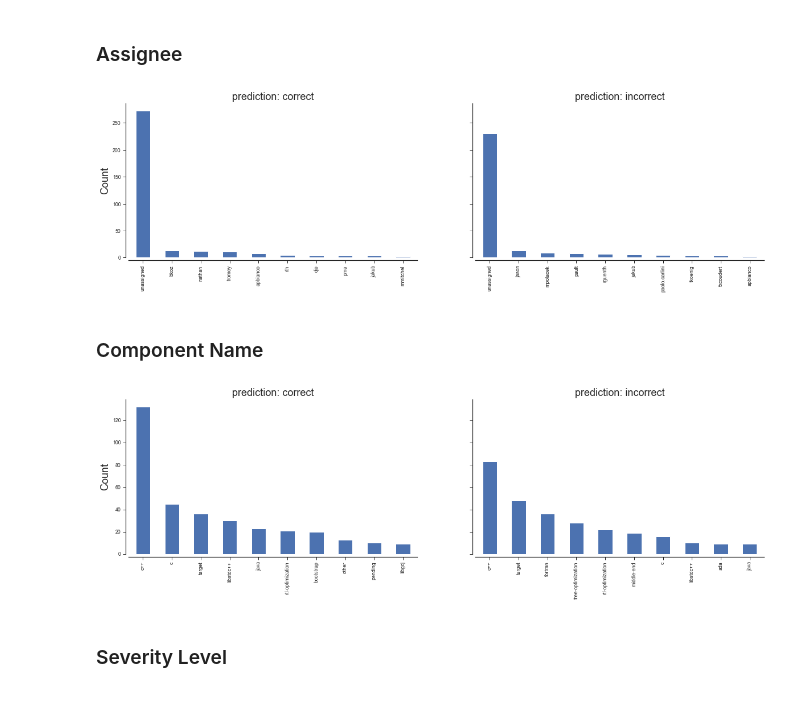
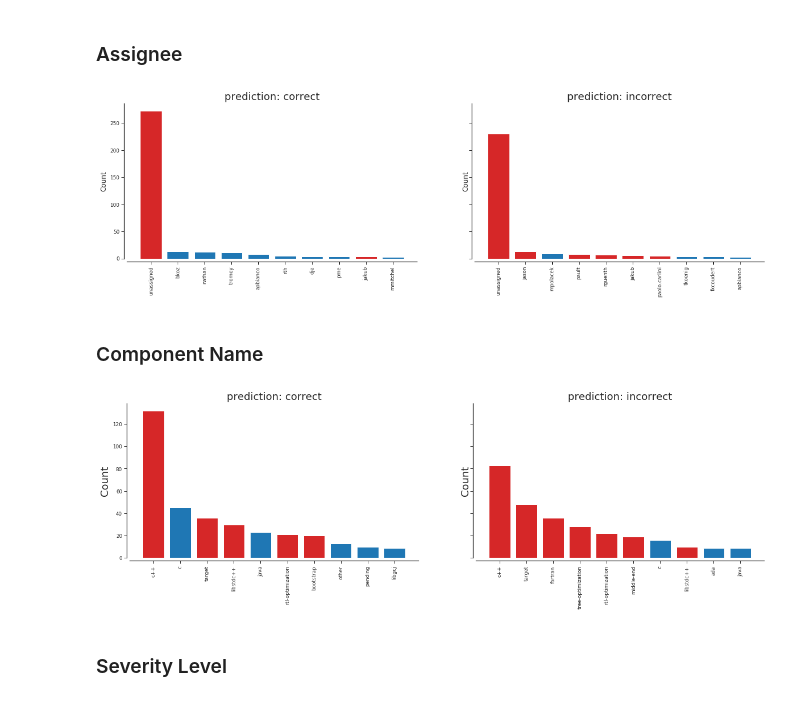
Before and after one commit to gomesluiz/my-doctorate, a Jupyter notebook: projects/long-lived-bug-prediction/notebooks/20191004_long_lived_prediction_rq4_data_analysis.ipynb, the cells around one changed output. Cells and saved outputs as stored; diff of their text form; code cells hidden in the pictures.

```diff
--- a/projects/long-lived-bug-prediction/notebooks/20191004_long_lived_prediction_rq4_data_analysis.ipynb
+++ b/projects/long-lived-bug-prediction/notebooks/20191004_long_lived_prediction_rq4_data_analysis.ipynb
@@ -112,3 +124,5 @@ results_data.head()
 | 2 | CLASSPATH-17060 | 337 | N | N |
 | 3 | CLASSPATH-18312 | 5 | N | N |
 | 4 | CLASSPATH-21635 | 96 | N | N |
+# %%
+reports_data['long_lived_computed']  = reports_data['bug_fix_time'].apply(lambda t: 'long-lived' if t > 365 else 'short-lived')
@@ -115,14 +138,19 @@ results_data.head()
 # %% [markdown]
 ## 4.2 Results analysis
 # %%
-def plot_bar(data, status, column, ax):
+def plot_bar(data, status, column, top_all_10, ax):
 
     top_n = data[data['status_prediction']==status]
     top_n = top_n.groupby(column).size().reset_index(name='count')
     top_n = top_n.sort_values('count', ascending=False).head(10)
-    top_n.plot(kind="bar", x=column, ax=ax)
+
+    colors  = top_n[column].apply(lambda t: 'tab:red' if (top_all_10[column] == t).sum() > 0 else 'tab:blue')
+
+    plt.sca(ax)
+    plt.bar(top_n[column], top_n['count'], color=colors)
+    plt.xticks(rotation='vertical')
+
     ax.set(title=f"prediction: {status}", xlabel="", ylabel="Count")
-    ax.get_legend().remove()
 # %%
 results_merged_data = pd.merge(
     reports_data,
@@ -150,10 +167,14 @@ See the caveats in the documentation: http://pandas.pydata.org/pandas-docs/stabl
 # %%
 fig, axes = plt.subplots(1, 2, sharey=True, figsize=(20,5))
 plt.subplots_adjust(hspace=0.8)
+
 sns.set_context("paper")
 sns.despine(offset=5)
-sns.set(style="ticks", color_codes=True, font_scale=1.5)
+sns.set(style="ticks", color_codes=True, font_scale=1.0)
+
+top_10_reporters = reports_data.groupby(['reporter_name', "long_lived_computed"]).size().reset_index(name='count')
+top_10_reporters = top_10_reporters.sort_values('count', ascending=False).head(10)
 
 for status, ax in zip(['correct', 'incorrect'], axes.flatten()):
-    plot_bar(long_lived_predicted_bugs, status, 'reporter_name', ax)
+    plot_bar(long_lived_predicted_bugs, status, 'reporter_name', top_10_reporters, ax)
 # %% [output]
@@ -163,27 +198,36 @@ for status, ax in zip(['correct', 'incorrect'], axes.flatten()):
 # %%
 fig, axes = plt.subplots(1, 2, sharey=True, figsize=(20,5))
 plt.subplots_adjust(hspace=0.8)
+
 sns.set_context("paper")
 sns.despine(offset=5)
 sns.set(style="ticks", color_codes=True, font_scale=1.5)
 
+top_10_assignees = reports_data.groupby(['assignee_name', "long_lived_computed"]).size().reset_index(name='count')
+top_10_assignees = top_10_assignees.sort_values('count', ascending=False).head(10)
+
+
 for status, ax in zip(['correct', 'incorrect'], axes.flatten()):
-    plot_bar(long_lived_predicted_bugs, status, 'assignee_name', ax)
+    plot_bar(long_lived_predicted_bugs, status, 'assignee_name', top_10_assignees, ax)
 # %% [output]
-[figure, old version]
+[figure, new version]
 # %% [markdown]
 ### Component Name
 # %%
 fig, axes = plt.subplots(1, 2, sharey=True, figsize=(20,5))
 plt.subplots_adjust(hspace=0.8)
+
 sns.set_context("paper")
 sns.despine(offset=5)
 sns.set(style="ticks", color_codes=True, font_scale=1.5)
 
+top_10_components = reports_data.groupby(['component_name', "long_lived_computed"]).size().reset_index(name='count')
+top_10_components = top_10_components.sort_values('count', ascending=False).head(10)
+
 for status, ax in zip(['correct', 'incorrect'], axes.flatten()):
-    plot_bar(long_lived_predicted_bugs, status, 'component_name', ax)
+    plot_bar(long_lived_predicted_bugs, status, 'component_name', top_10_components, ax)
 # %% [output]
-[figure, old version]
+[figure, new version]
 # %% [markdown]
 ### Severity Level
 # %%
```
Also changed, not shown: parts of 6 cells of this notebook, 3 other files.
